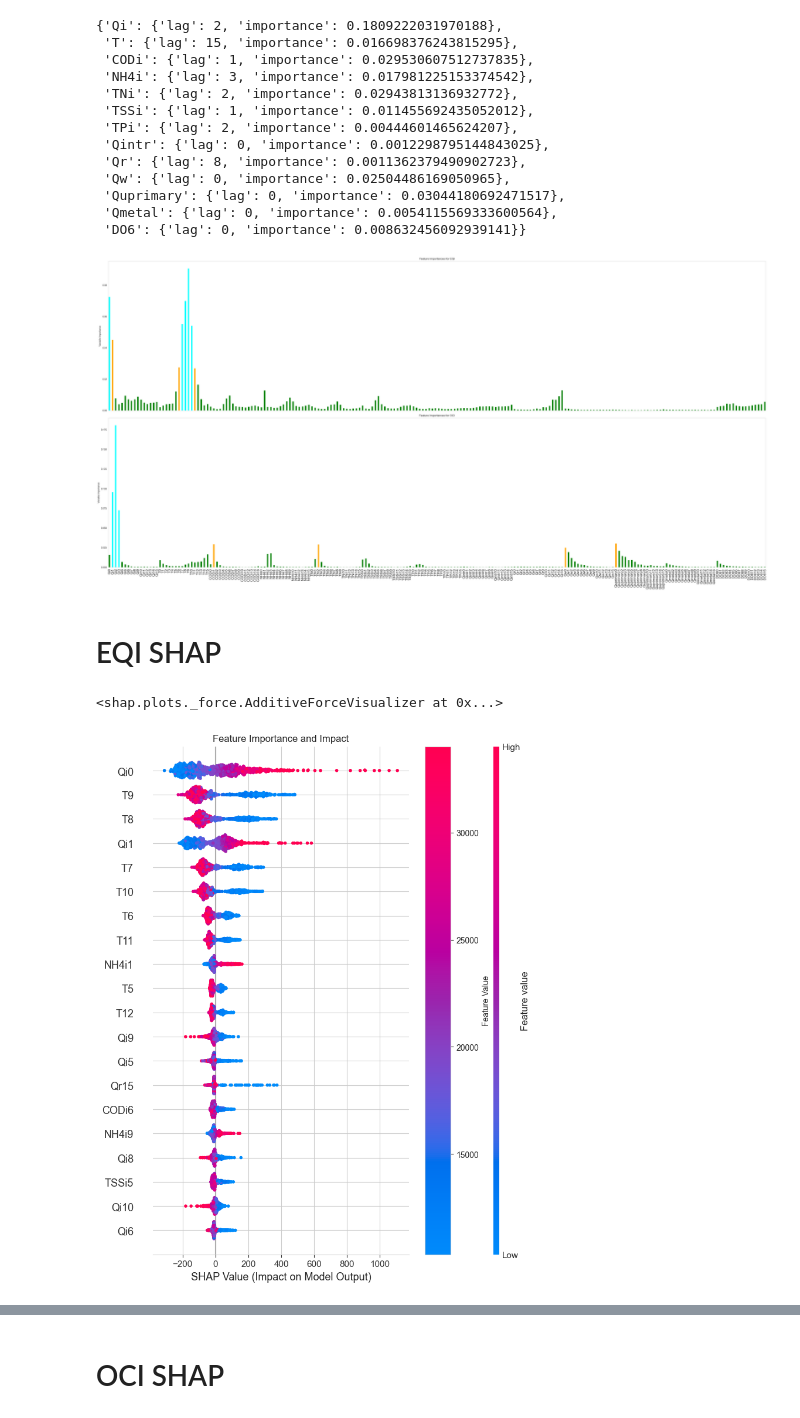
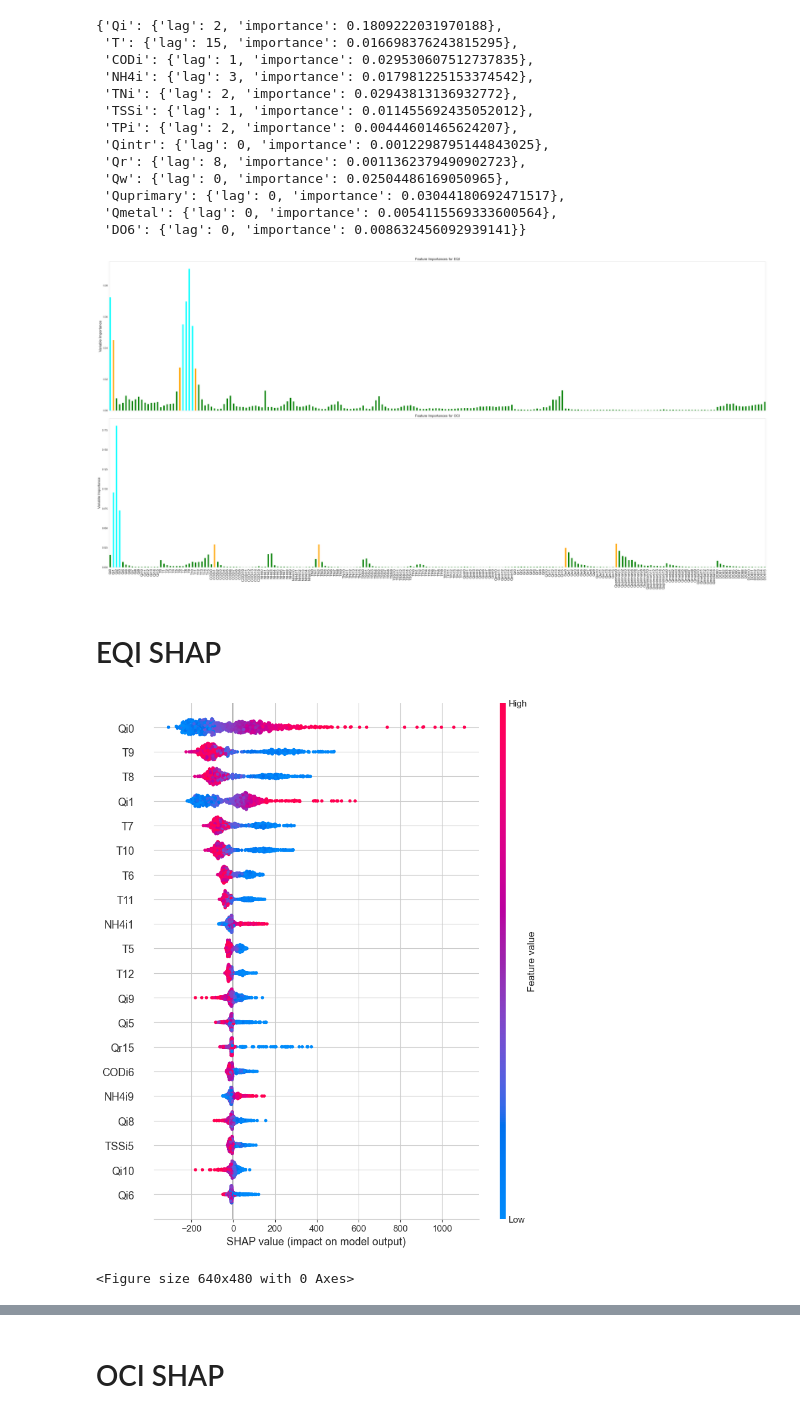
Before and after one commit to lanadominkovic/water-plant-analysis, a Jupyter notebook: wwtp_analysis.ipynb, the cells around one changed output, grey strips where cells are left out. Saved outputs shown, nothing was run; the diff lists cells and outputs as text; code cells hidden in the pictures.

```diff
--- a/wwtp_analysis.ipynb
+++ b/wwtp_analysis.ipynb
@@ -583,9 +583,6 @@ df = pd.DataFrame({
     'OCI': importances_oci
 })
 
-k = 20  # Choose top k features
-top_k_eqi = df.nlargest(k, 'EQI')
-top_k_oci = df.nlargest(k, 'OCI')
 
 # Function to determine bar colors based on VIM values
 def get_bar_color(vim_values):
@@ -599,8 +596,8 @@ def get_bar_color(vim_values):
             colors.append('green')  # Least important
     return colors
 
-eqi_colors = get_bar_color(top_k_eqi['EQI'])
-oci_colors = get_bar_color(top_k_oci['OCI'])
+eqi_colors = get_bar_color(df['EQI'])
+oci_colors = get_bar_color(df['OCI'])
 
 # Set the positions of the bars
 pos = np.arange(len(df['Feature']))
@@ -634,29 +631,16 @@ for ax in axs:
 plt.tight_layout()
 plt.show()
 # %% [output]
-[figure, old version]
+[figure, new version]
 # %% [markdown]
 # EQI SHAP
 # %%
 explainer = shap.Explainer(best_model)
-shap_values = explainer.shap_values(X_test)
-
-shap_df = pd.DataFrame(shap_values, columns=X_test.columns)
+shap_values = explainer(X_test)
-# %%
-# for one prediction
-shap.force_plot(explainer.expected_value, shap_values[0,:], X_test.iloc[0,:])
-# %% [output]
-<shap.plots._force.AdditiveForceVisualizer at 0x...>
 # %%
-import shap
-import matplotlib.pyplot as plt
-
-shap.summary_plot(shap_values, X_test, plot_type="dot", show=False)
-
-plt.title('Feature Importance and Impact')
-plt.xlabel('SHAP Value (Impact on Model Output)')
-plt.colorbar(label='Feature Value', cmap='viridis')
+shap.summary_plot(shap_values, X_test, plot_type="dot");
 
 plt.savefig('shap_summary_plot_eqi.png', dpi=300, bbox_inches='tight')
 # %% [output]
-[figure, old version]
+[figure, new version]
+<Figure size 640x480 with 0 Axes>
```
Also changed, not shown: parts of 7 cells of this notebook.
